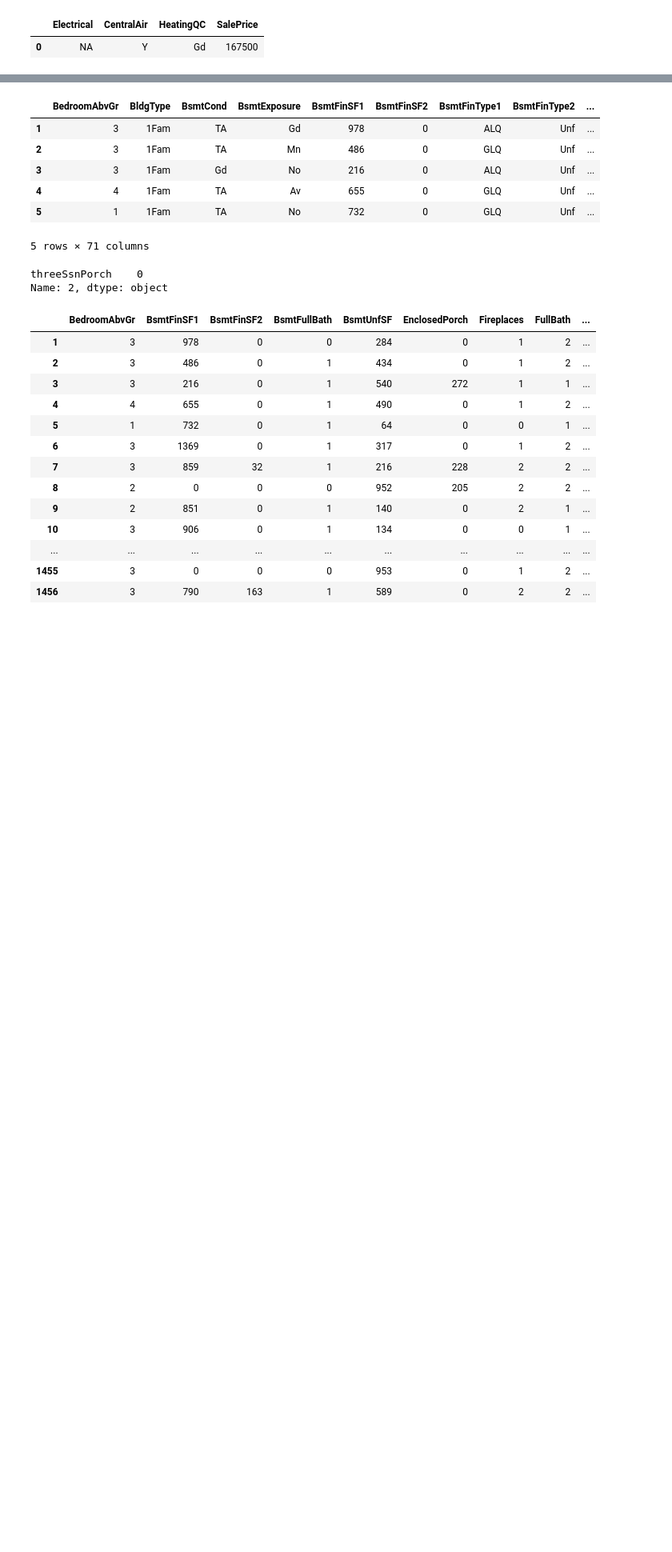
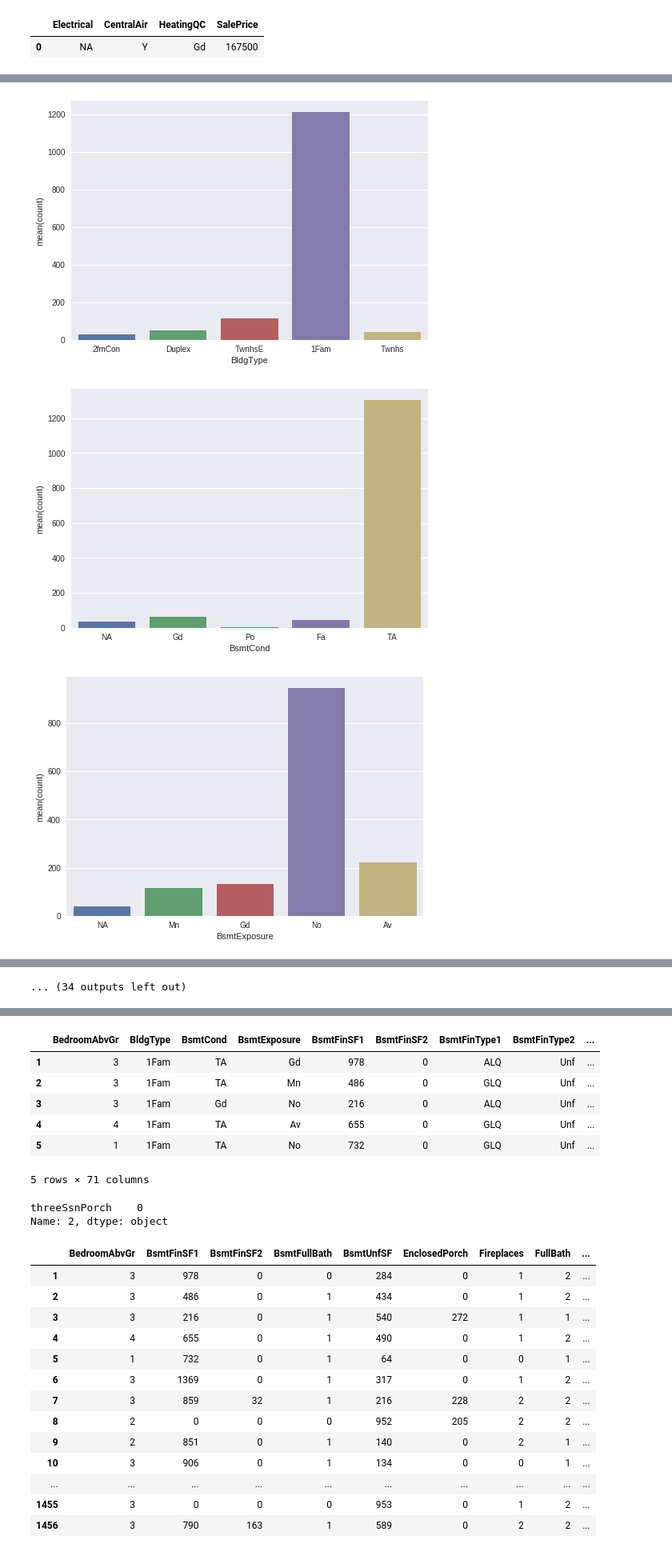
Before and after one commit to harrykb21/house-prediction-pyspark, a Jupyter notebook: EDA_v2.ipynb, the cells around one changed output, grey strips where cells are left out. Shown at 80% size. Drawn from its saved outputs; the diff is of its cells as text; code cells hidden in the pictures; blank space fills up the shorter version.

```diff
--- a/EDA_v2.ipynb
+++ b/EDA_v2.ipynb
@@ -375,4 +356 @@ changedTypedf = clean_temp.withColumn("label", joindf["show"].cast(DoubleType())
-# %%
-for col in clean_temp.columns:
-    if int()
 # %%
@@ -423,4 +379,11 @@ clean_temp.select('MiscVal').show()#
 +-------+
 only showing top 20 rows
 # %%
-num_cols=['MiscVal','ScreenPorch','threeSsnPorch','EnclosedPorch','OpenPorchSF','WoodDeckSF','GarageArea','GarageCars','Fireplaces','LotFrontage','LotArea','MasVnrArea','BsmtFinSF1','BsmtFinSF2','BsmtUnfSF','TotalBsmtSF','firstFlrSF','secondFlrSF','LowQualFinSF','GrLivArea','FullBath','HalfBath','BedroomAbvGr','KitchenAbvGr','TotRmsAbvGrd']
+num_cols=['SalePrice','MiscVal','ScreenPorch','threeSsnPorch','EnclosedPorch','OpenPorchSF','WoodDeckSF','GarageArea','GarageCars','Fireplaces','LotFrontage','LotArea','MasVnrArea','BsmtFinSF1','BsmtFinSF2','BsmtUnfSF','TotalBsmtSF','firstFlrSF','secondFlrSF','LowQualFinSF','GrLivArea','FullBath','HalfBath','BedroomAbvGr','KitchenAbvGr','TotRmsAbvGrd']
+# %%
+categoricalcols=[]
+for col in clean_temp.columns:
+    if col in num_cols:
+        pass
+    else:
+        categoricalcols.append(col)
@@ -426,0 +414,12 @@ num_cols=['MiscVal','ScreenPorch','threeSsnPorch','EnclosedPorch','OpenPorchSF',
+# %%
+flag=0
+for col in categoricalcols:
+    if flag != 1:
+        indexer = StringIndexer(inputCol=col, outputCol=col+"_categorical").fit(clean_temp)
+        indexed_df = indexer.transform(clean_temp)
+        #indexed_df.drop("bar").show()
+        #indexed_df.toPandas()
+        flag=1
+    else:
+        indexer = StringIndexer(inputCol=col, outputCol=col+"_categorical").fit(indexed_df)
+        indexed_df = indexer.transform(indexed_df)
@@ -461,0 +471,12 @@ clean_temp.toPandas()
+# %%
+#Bar Plots for Categorical Variables
+for col in categoricalcols:
+    try:
+        sns.barplot(x=col,y='count',data=indexed_df.groupBy(col).count().toPandas())
+        plt.show()
+    except:
+        pass
+# %% [output]
+[figure, added]
+[figure, added]
+[figure, added]
@@ -461,0 +492 @@ clean_temp.toPandas()
+... (34 outputs left out)
```
Also changed, not shown: parts of 47 cells of this notebook.
